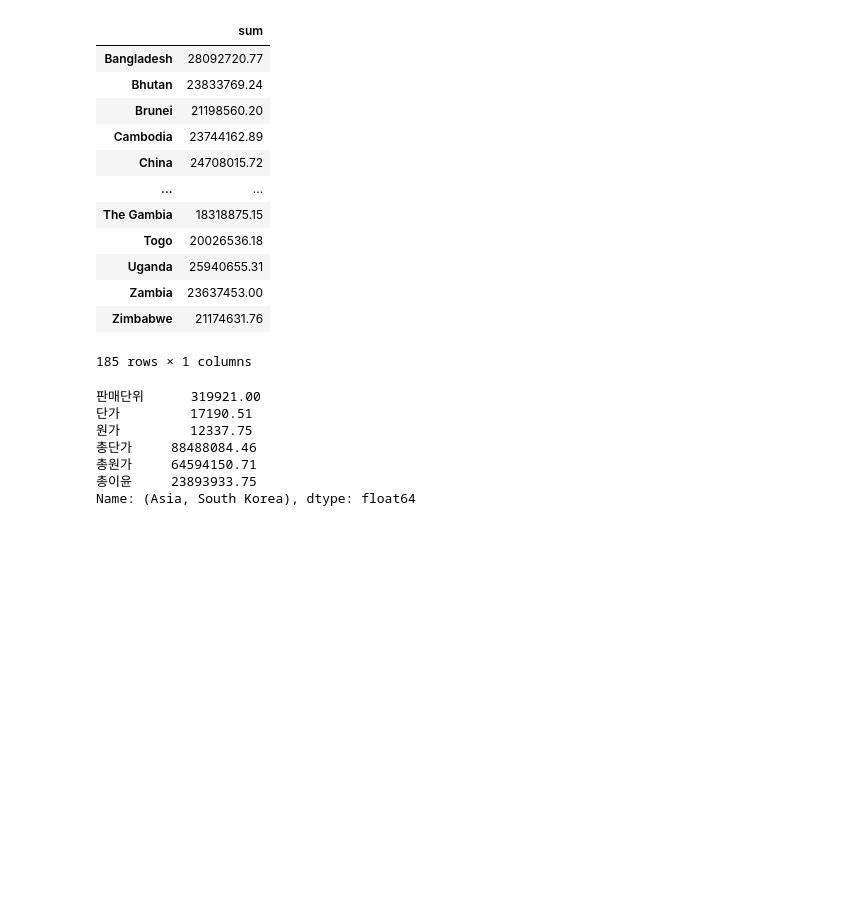
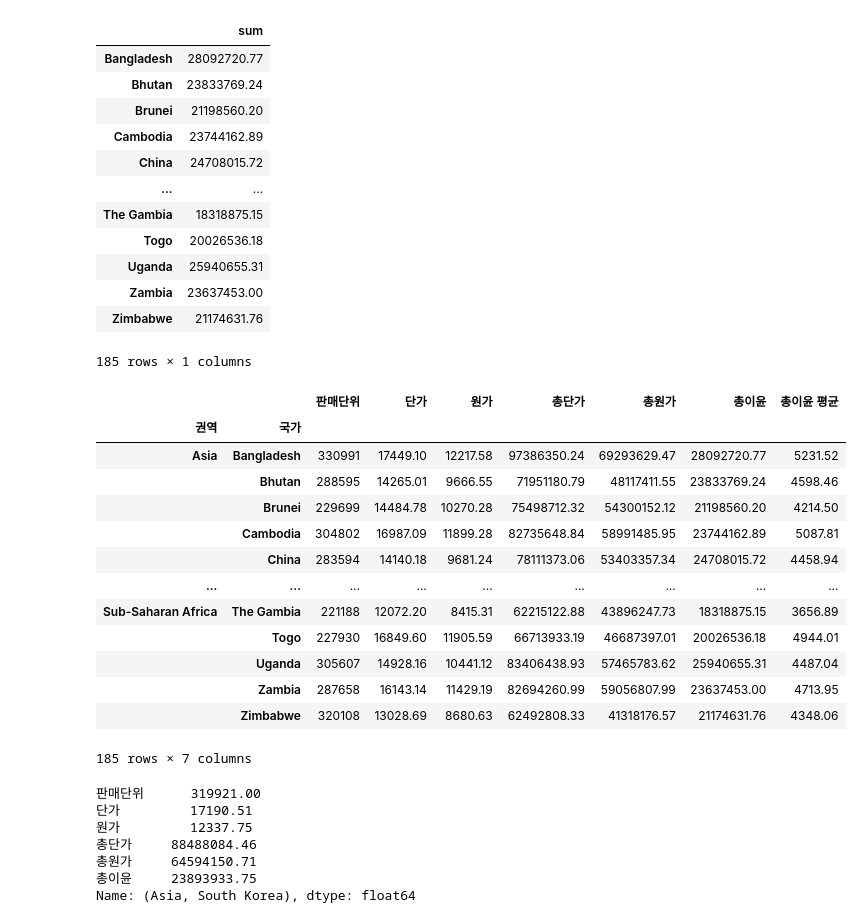
Before and after one commit to youngsang114/python-work, a Jupyter notebook: 230405/04_sales.ipynb, the cells around one changed output. Cells and saved outputs as stored; diff of their text form; code cells hidden in the pictures; blank space fills up the shorter version.

```diff
--- a/230405/04_sales.ipynb
+++ b/230405/04_sales.ipynb
@@ -213,9 +213,25 @@ pd.DataFrame(profit_list.values(),index=profit_list.keys(),columns=['sum'])
 # %%
 # 그룹화 함수
 # groupby()
 # 인자 값 : 특정 컬럼을 지정
 
 group_data =Sa_R.groupby(['권역','국가']).sum()
+group_data
+# %% [output]
+|  |  | 판매단위 | 단가 | 원가 | 총단가 | 총원가 | 총이윤 | 총이윤 평균 |
+| 권역 | 국가 |  |  |  |  |  |  |  |
+| Asia | Bangladesh | 330991 | 17449.10 | 12217.58 | 97386350.24 | 69293629.47 | 28092720.77 | 5231.52 |
+|  | Bhutan | 288595 | 14265.01 | 9666.55 | 71951180.79 | 48117411.55 | 23833769.24 | 4598.46 |
+|  | Brunei | 229699 | 14484.78 | 10270.28 | 75498712.32 | 54300152.12 | 21198560.20 | 4214.50 |
+|  | Cambodia | 304802 | 16987.09 | 11899.28 | 82735648.84 | 58991485.95 | 23744162.89 | 5087.81 |
+|  | China | 283594 | 14140.18 | 9681.24 | 78111373.06 | 53403357.34 | 24708015.72 | 4458.94 |
+| ... | ... | ... | ... | ... | ... | ... | ... | ... |
+| Sub-Saharan Africa | The Gambia | 221188 | 12072.20 | 8415.31 | 62215122.88 | 43896247.73 | 18318875.15 | 3656.89 |
+|  | Togo | 227930 | 16849.60 | 11905.59 | 66713933.19 | 46687397.01 | 20026536.18 | 4944.01 |
+|  | Uganda | 305607 | 14928.16 | 10441.12 | 83406438.93 | 57465783.62 | 25940655.31 | 4487.04 |
+|  | Zambia | 287658 | 16143.14 | 11429.19 | 82694260.99 | 59056807.99 | 23637453.00 | 4713.95 |
+|  | Zimbabwe | 320108 | 13028.69 | 8680.63 | 62492808.33 | 41318176.57 | 21174631.76 | 4348.06 |
+185 rows × 7 columns
 # %%
 group_data.loc[('Asia' ,'South Korea')]
 
```
Also changed, not shown: parts of 2 cells of this notebook, 5 other files.
